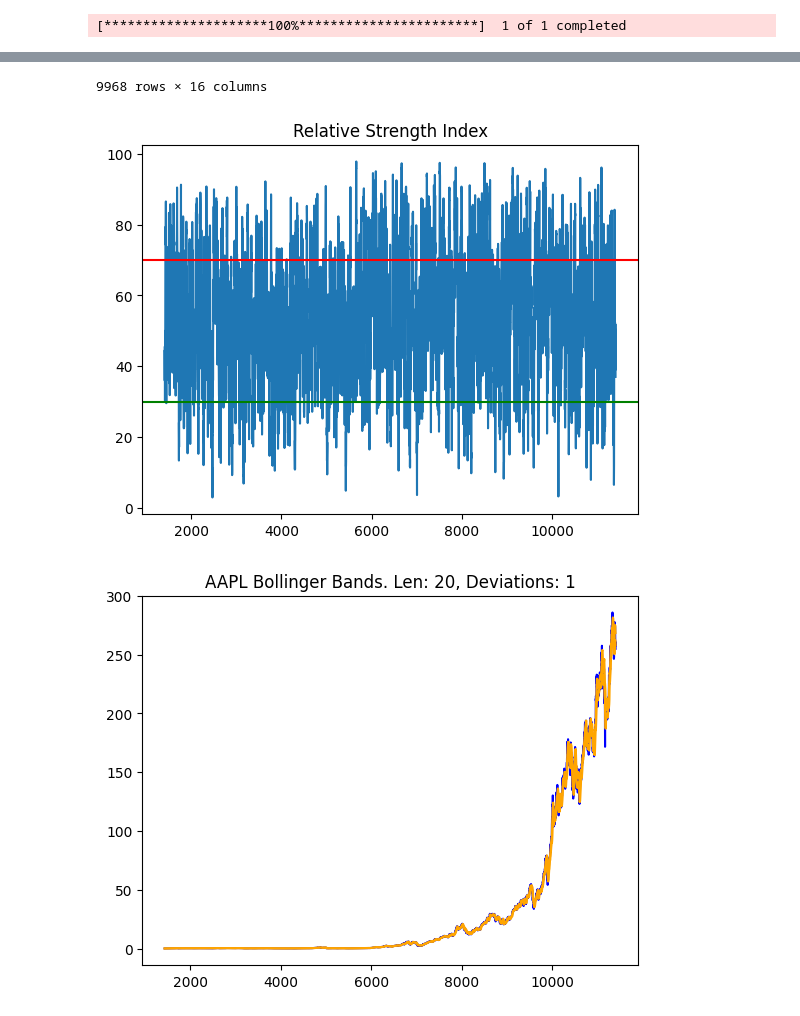
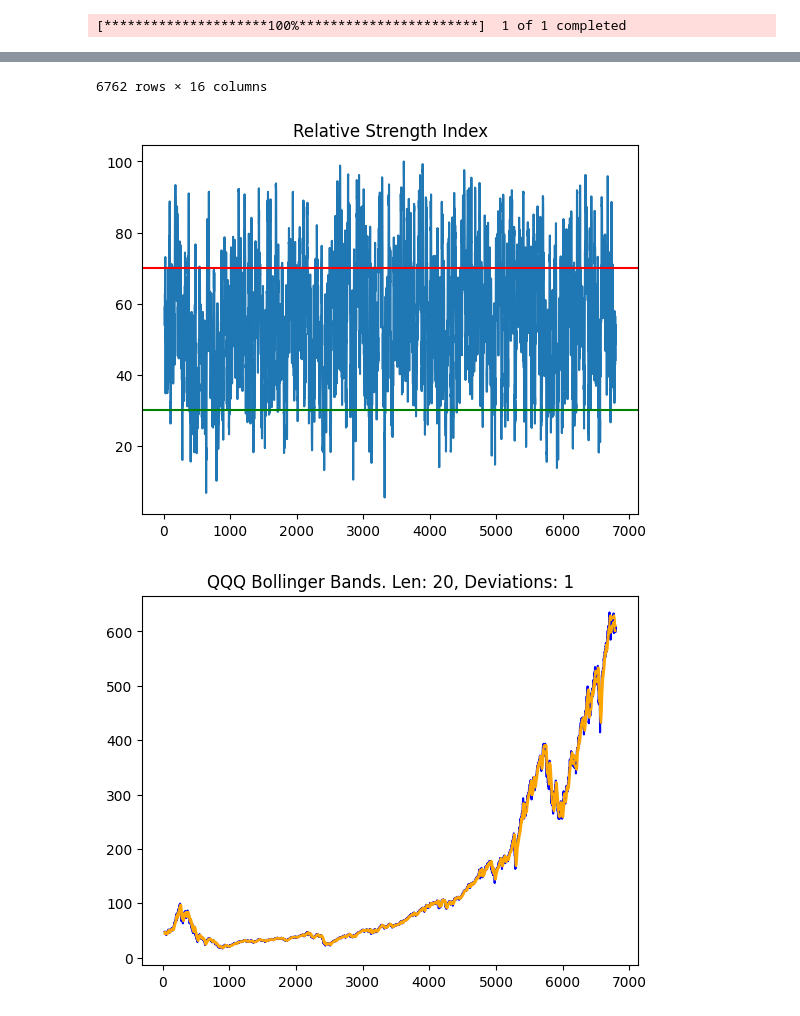
Before and after one commit to n84d/SharpEducation, a Jupyter notebook: TA/RSI_BB.ipynb, the cells around one changed output, grey strips where cells are left out. Saved outputs shown, nothing was run; the diff lists cells and outputs as text; code cells hidden in the pictures.

```diff
--- a/TA/RSI_BB.ipynb
+++ b/TA/RSI_BB.ipynb
@@ -4,7 +4,7 @@ import yfinance as yf
 import pandas as pd
 import numpy as np
 # %%
-TICKER = 'AAPL'
+TICKER = 'QQQ'
 INTERVAL='1d'
 
 # set period based on interval
@@ -156,3 +156,3 @@ df
-9968 rows × 16 columns
+6762 rows × 16 columns
-[figure, old version]
+[figure, new version]
-[figure, old version]
+[figure, new version]
```
Also changed, not shown: parts of 1 cell of this notebook, 5 other files.
